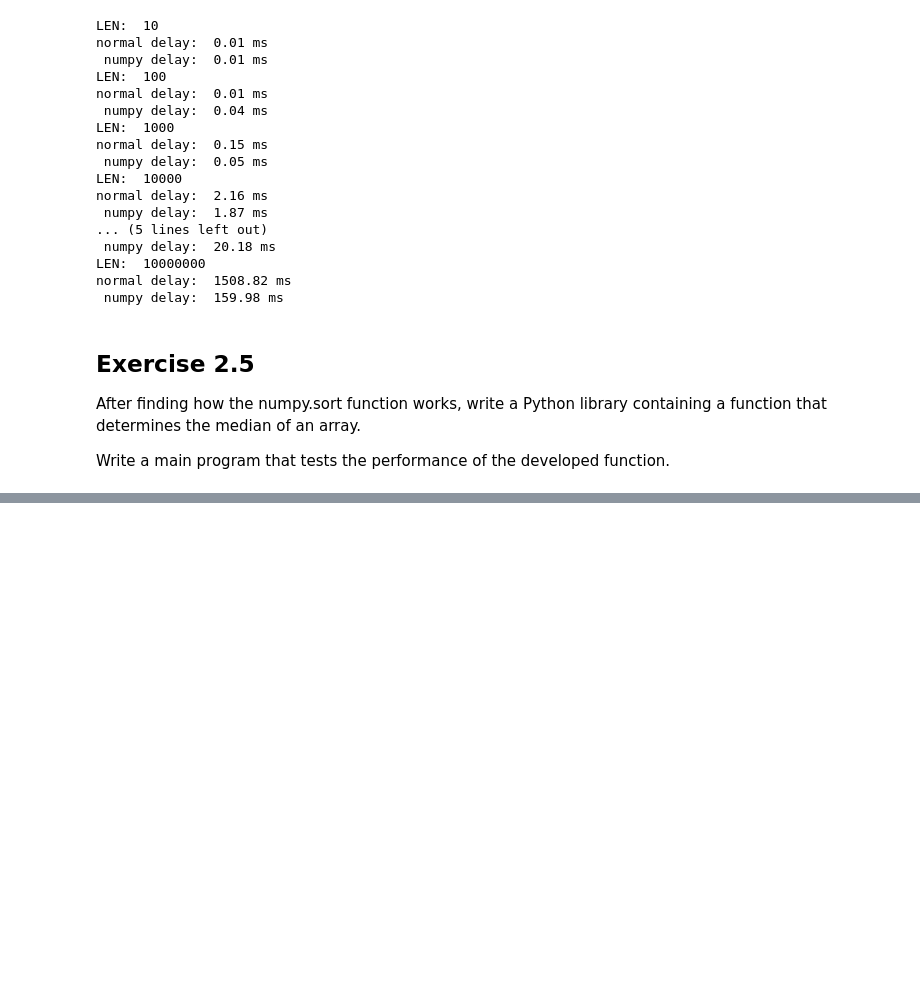
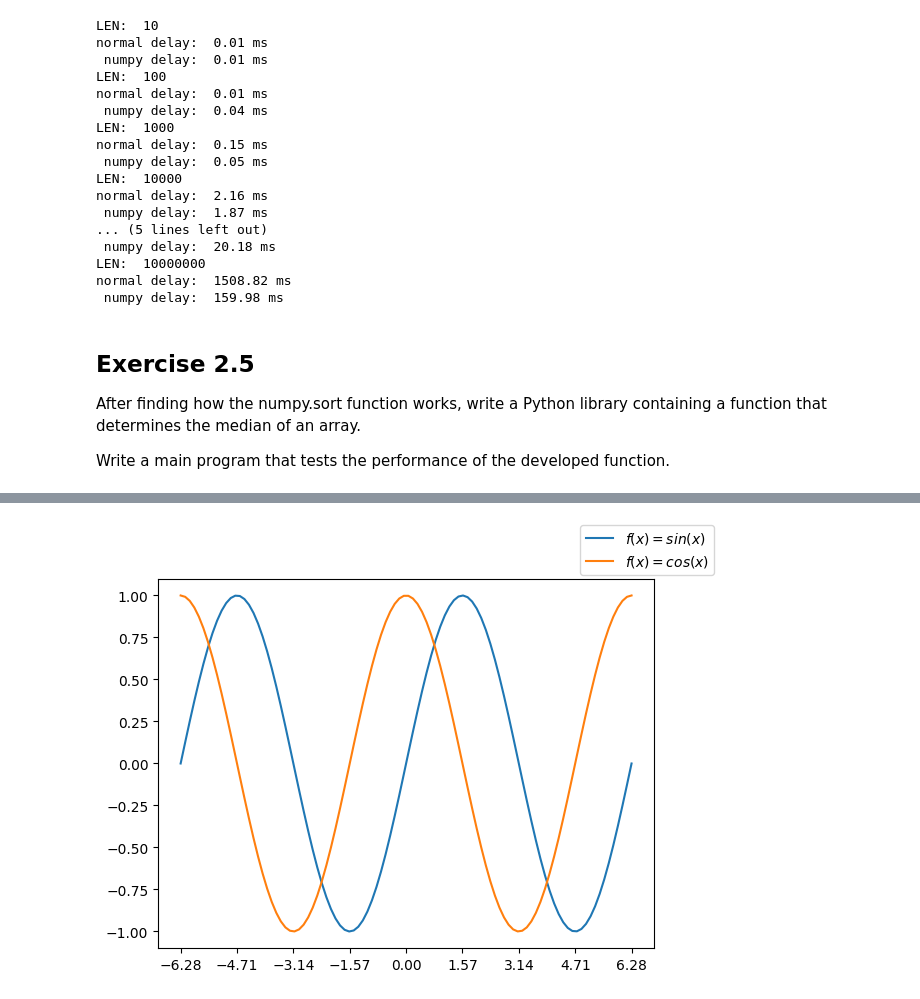
Before and after one commit to CarminatiGiovanni/LaboratorioCalcoloEStatistica, a Jupyter notebook: esercitazione_2_091023.ipynb, the cells around one changed output, grey strips where cells are left out. Drawn from its saved outputs; the diff is of its cells as text; code cells hidden in the pictures; blank space fills up the shorter version.

```diff
--- a/esercitazione_2_091023.ipynb
+++ b/esercitazione_2_091023.ipynb
@@ -145,0 +234,11 @@ Write a main program that tests the performance of the developed function.
+# %%
+x = np.linspace(-2*np.pi,2*np.pi,100)
+
+fig, ax = plt.subplots(nrows = 1, ncols = 1)
+ax.plot(x,np.sin(x),label='$f(x) = sin(x)$')
+ax.plot(x,np.cos(x),label='$f(x) = cos(x)$')
+ax.set_xticks([-2*np.pi,-3*np.pi/2,-np.pi,-np.pi/2,2*np.pi,3*np.pi/2,np.pi,np.pi/2,0])
+fig.legend()
+plt.show()
+# %% [output]
+[figure, added]
```
Also changed, not shown: parts of 7 cells of this notebook.
